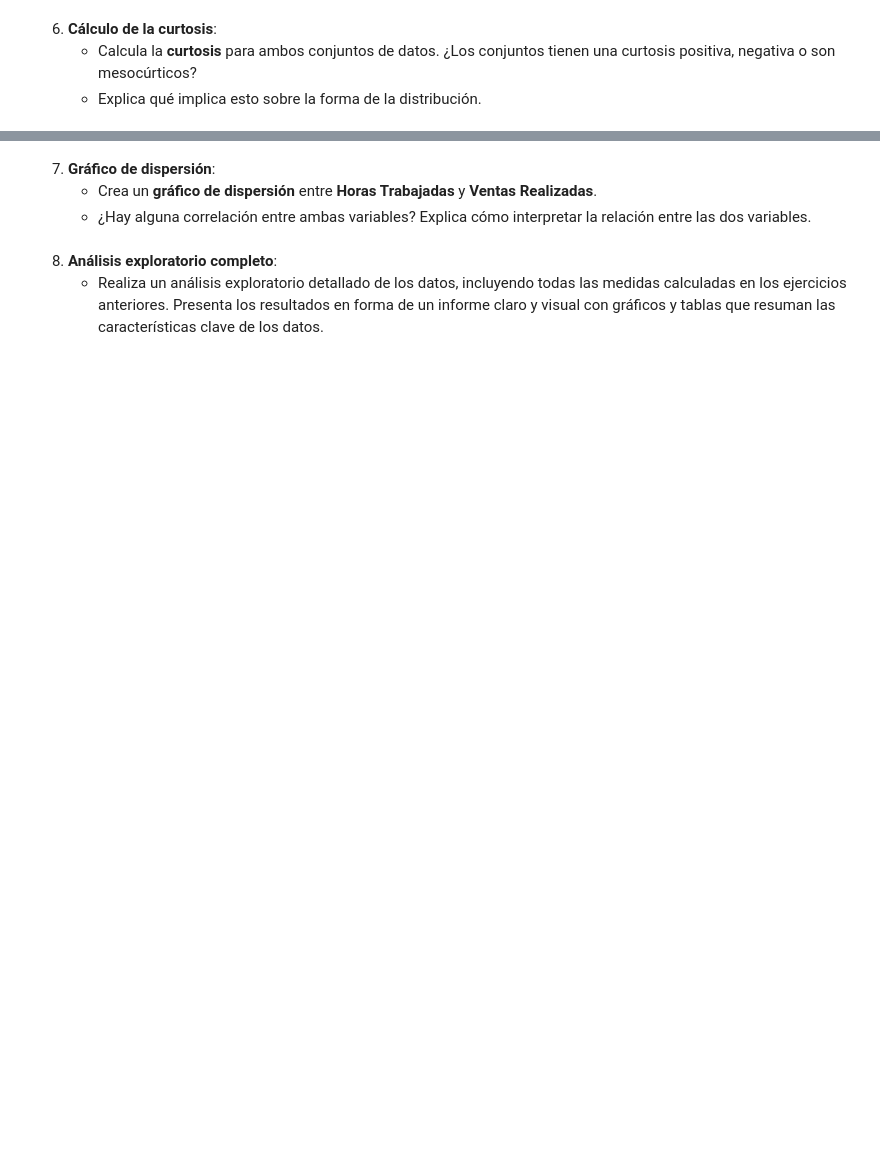
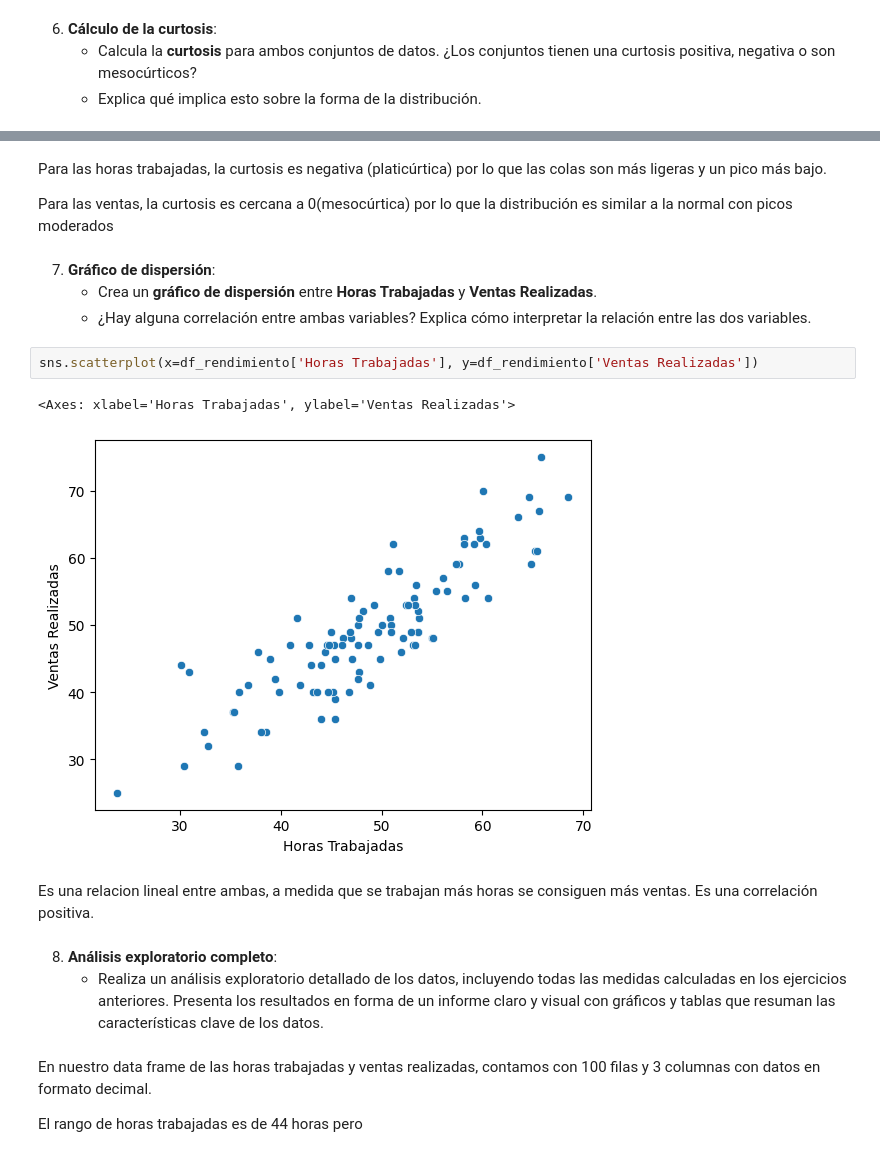
Before and after one commit to ngcarvajall/Lab_Est_Descr, a Jupyter notebook: labs/enunciados/laboratorio-modulo6-leccion01-estadistica-descriptiva.ipynb, the cells around one changed output, grey strips where cells are left out. Drawn from its saved outputs; the diff is of its cells as text; blank space fills up the shorter version.

```diff
--- a/labs/enunciados/laboratorio-modulo6-leccion01-estadistica-descriptiva.ipynb
+++ b/labs/enunciados/laboratorio-modulo6-leccion01-estadistica-descriptiva.ipynb
@@ -301,7 +319,22 @@ stats.skew(df_rendimiento['Ventas Realizadas'])
+# %% [markdown]
+Para las horas trabajadas, la curtosis es negativa (platicúrtica) por lo que las colas son más ligeras y un pico más bajo.
+
+Para las ventas, la curtosis es cercana a 0(mesocúrtica) por lo que la distribución es similar a la normal con picos moderados
 # %% [markdown]
 7. **Gráfico de dispersión**:
    - Crea un **gráfico de dispersión** entre **Horas Trabajadas** y **Ventas Realizadas**.
    - ¿Hay alguna correlación entre ambas variables? Explica cómo interpretar la relación entre las dos variables.
+# %%
+sns.scatterplot(x=df_rendimiento['Horas Trabajadas'], y=df_rendimiento['Ventas Realizadas'])
+# %% [output]
+<Axes: xlabel='Horas Trabajadas', ylabel='Ventas Realizadas'>
+[figure, added]
+# %% [markdown]
+Es una relacion lineal entre ambas, a medida que se trabajan más horas se consiguen más ventas. Es una correlación positiva.
 # %% [markdown]
 8. **Análisis exploratorio completo**:
    - Realiza un análisis exploratorio detallado de los datos, incluyendo todas las medidas calculadas en los ejercicios anteriores. Presenta los resultados en forma de un informe claro y visual con gráficos y tablas que resuman las características clave de los datos.
+# %% [markdown]
+En nuestro data frame de las horas trabajadas y ventas realizadas, contamos con 100 filas y 3 columnas con datos en formato decimal.
+
+El rango de horas trabajadas es de 44 horas pero
```
Also changed, not shown: parts of 6 cells of this notebook.
